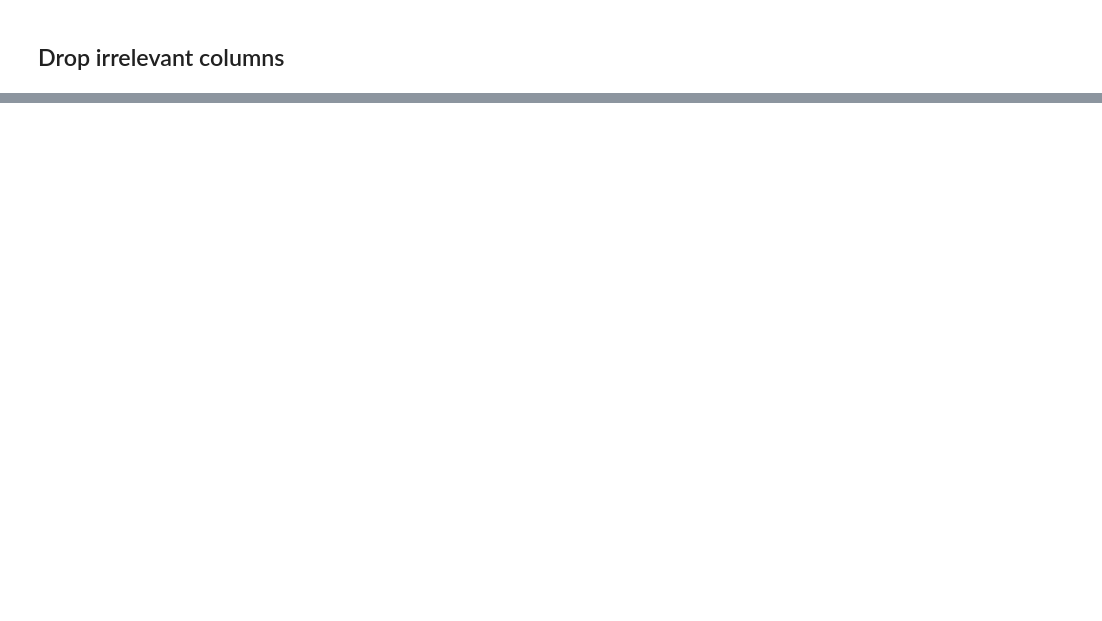
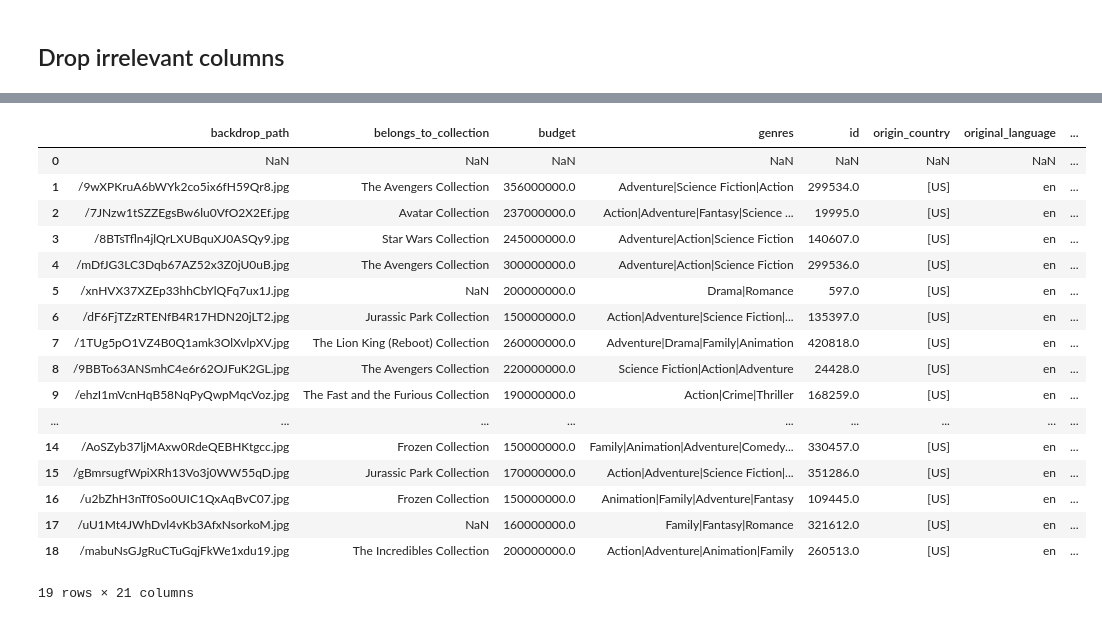
Before and after one commit to Airlectric/Amalitech-DEM02-TMDB-Movie-Data-Analysis-using-Pandas-and-APIs, a Jupyter notebook: notebook.ipynb, the cells around one changed output, grey strips where cells are left out. Saved outputs shown, nothing was run; the diff lists cells and outputs as text; code cells hidden in the pictures; blank space fills up the shorter version.

```diff
--- a/notebook.ipynb
+++ b/notebook.ipynb
@@ -109,0 +155,23 @@ df
+# %%
+df = clean_movie_data(df)
+# %%
+df
+# %% [output]
+|  | backdrop_path | belongs_to_collection | budget | genres | id | origin_country | original_language | ... |
+| 0 | NaN | NaN | NaN | NaN | NaN | NaN | NaN | ... |
+| 1 | /9wXPKruA6bWYk2co5ix6fH59Qr8.jpg | The Avengers Collection | 356000000.0 | Adventure|Science Fiction|Action | 299534.0 | [US] | en | ... |
+| 2 | /7JNzw1tSZZEgsBw6lu0VfO2X2Ef.jpg | Avatar Collection | 237000000.0 | Action|Adventure|Fantasy|Science ... | 19995.0 | [US] | en | ... |
+| 3 | /8BTsTfln4jlQrLXUBquXJ0ASQy9.jpg | Star Wars Collection | 245000000.0 | Adventure|Action|Science Fiction | 140607.0 | [US] | en | ... |
+| 4 | /mDfJG3LC3Dqb67AZ52x3Z0jU0uB.jpg | The Avengers Collection | 300000000.0 | Adventure|Action|Science Fiction | 299536.0 | [US] | en | ... |
+| 5 | /xnHVX37XZEp33hhCbYlQFq7ux1J.jpg | NaN | 200000000.0 | Drama|Romance | 597.0 | [US] | en | ... |
+| 6 | /dF6FjTZzRTENfB4R17HDN20jLT2.jpg | Jurassic Park Collection | 150000000.0 | Action|Adventure|Science Fiction|... | 135397.0 | [US] | en | ... |
+| 7 | /1TUg5pO1VZ4B0Q1amk3OlXvlpXV.jpg | The Lion King (Reboot) Collection | 260000000.0 | Adventure|Drama|Family|Animation | 420818.0 | [US] | en | ... |
+| 8 | /9BBTo63ANSmhC4e6r62OJFuK2GL.jpg | The Avengers Collection | 220000000.0 | Science Fiction|Action|Adventure | 24428.0 | [US] | en | ... |
+| 9 | /ehzI1mVcnHqB58NqPyQwpMqcVoz.jpg | The Fast and the Furious Collection | 190000000.0 | Action|Crime|Thriller | 168259.0 | [US] | en | ... |
+| ... | ... | ... | ... | ... | ... | ... | ... | ... |
+| 14 | /AoSZyb37ljMAxw0RdeQEBHKtgcc.jpg | Frozen Collection | 150000000.0 | Family|Animation|Adventure|Comedy... | 330457.0 | [US] | en | ... |
+| 15 | /gBmrsugfWpiXRh13Vo3j0WW55qD.jpg | Jurassic Park Collection | 170000000.0 | Action|Adventure|Science Fiction|... | 351286.0 | [US] | en | ... |
+| 16 | /u2bZhH3nTf0So0UIC1QxAqBvC07.jpg | Frozen Collection | 150000000.0 | Animation|Family|Adventure|Fantasy | 109445.0 | [US] | en | ... |
+| 17 | /uU1Mt4JWhDvl4vKb3AfxNsorkoM.jpg | NaN | 160000000.0 | Family|Fantasy|Romance | 321612.0 | [US] | en | ... |
+| 18 | /mabuNsGJgRuCTuGqjFkWe1xdu19.jpg | The Incredibles Collection | 200000000.0 | Action|Adventure|Animation|Family | 260513.0 | [US] | en | ... |
+19 rows × 21 columns
```
Also changed, not shown: parts of 10 cells of this notebook, 2 other files.
